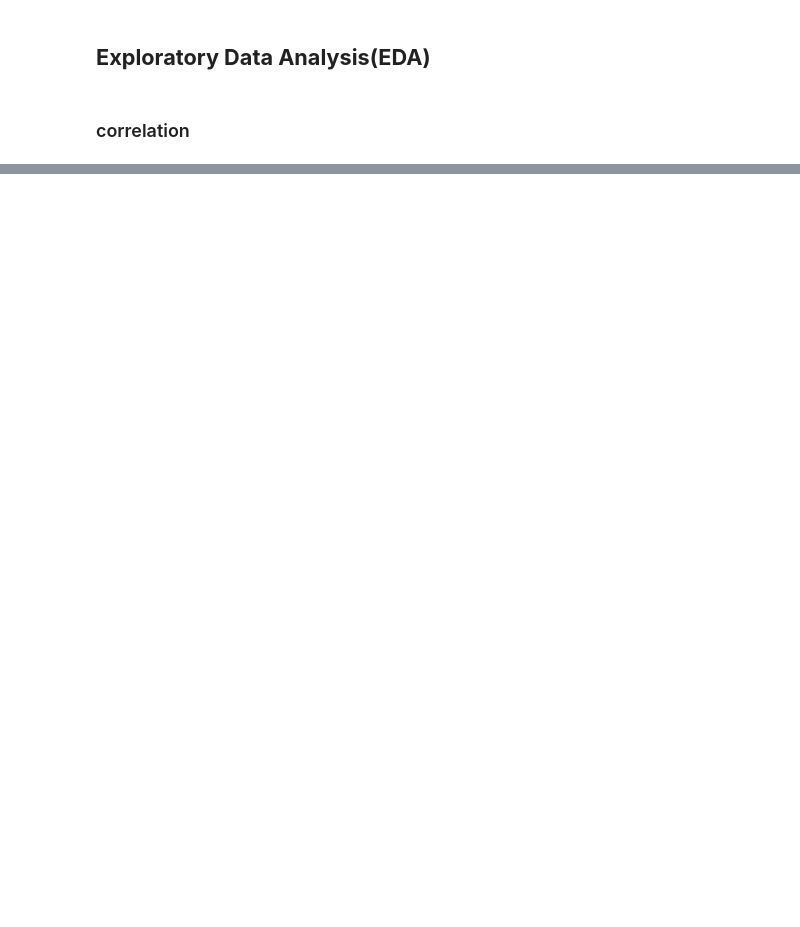
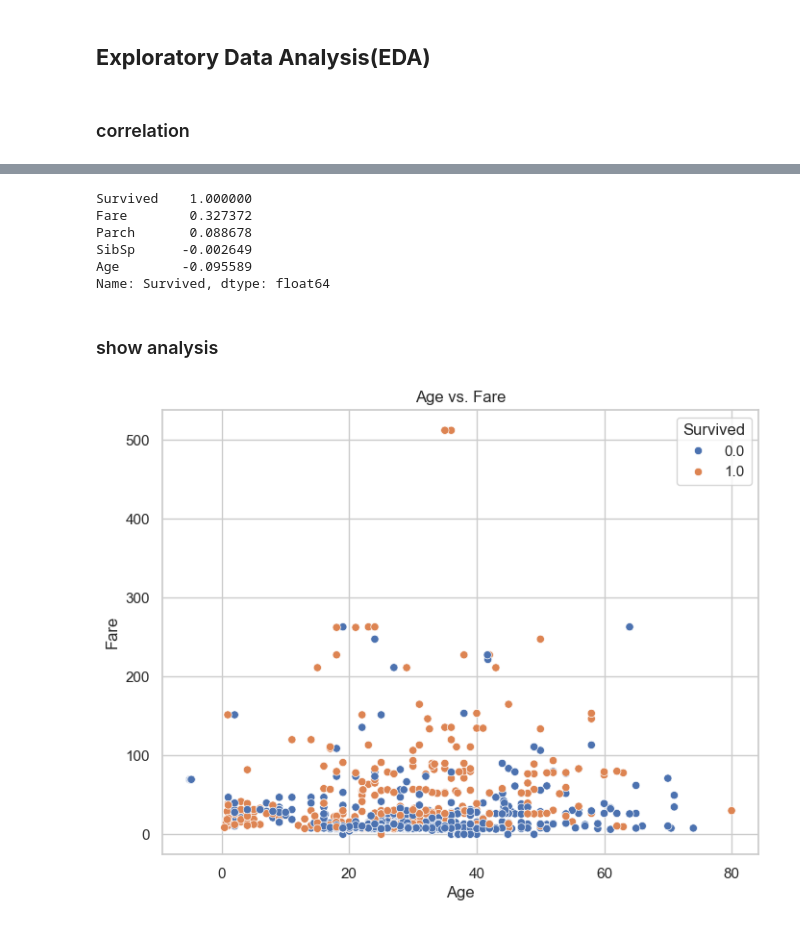
Before and after one commit to youssef-113/CodeAlpha_Titanic_Classification, a Jupyter notebook: Titanic-classification-models.ipynb, the cells around one changed output, grey strips where cells are left out. Drawn from its saved outputs; the diff is of its cells as text; code cells hidden in the pictures; blank space fills up the shorter version.

```diff
--- a/Titanic-classification-models.ipynb
+++ b/Titanic-classification-models.ipynb
@@ -618,0 +687,20 @@ plt.show()
+# %%
+numerical_df = df_cleaned[['Survived', 'Age', 'Fare', 'SibSp', 'Parch']]
+target_corr = numerical_df.corr()['Survived'].sort_values(ascending=False)
+print(target_corr)
+# %% [output]
+Survived    1.000000
+Fare        0.327372
+Parch       0.088678
+SibSp      -0.002649
+Age        -0.095589
+Name: Survived, dtype: float64
+# %% [markdown]
+### show analysis
+# %%
+plt.figure(figsize=(8, 6))
+sns.scatterplot(x=df_clean['Age'], y=df_clean['Fare'], hue=df_clean['Survived'])
+plt.title('Age vs. Fare')
+plt.show()
+# %% [output]
+[figure, added]
```
Also changed, not shown: parts of 93 cells of this notebook, 18 other files.
